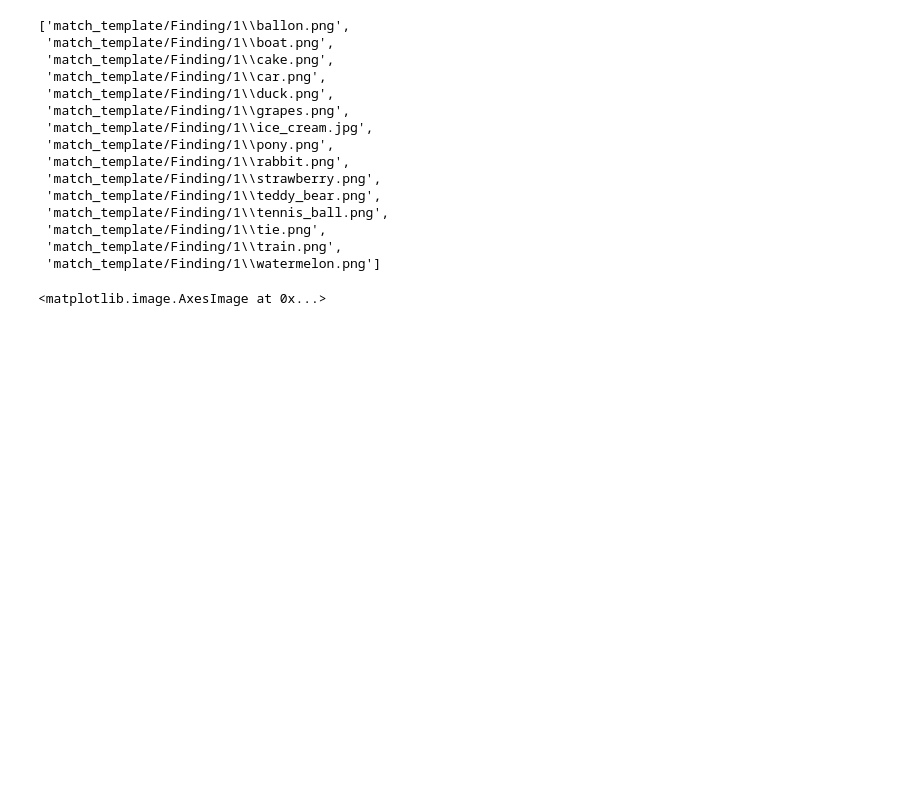
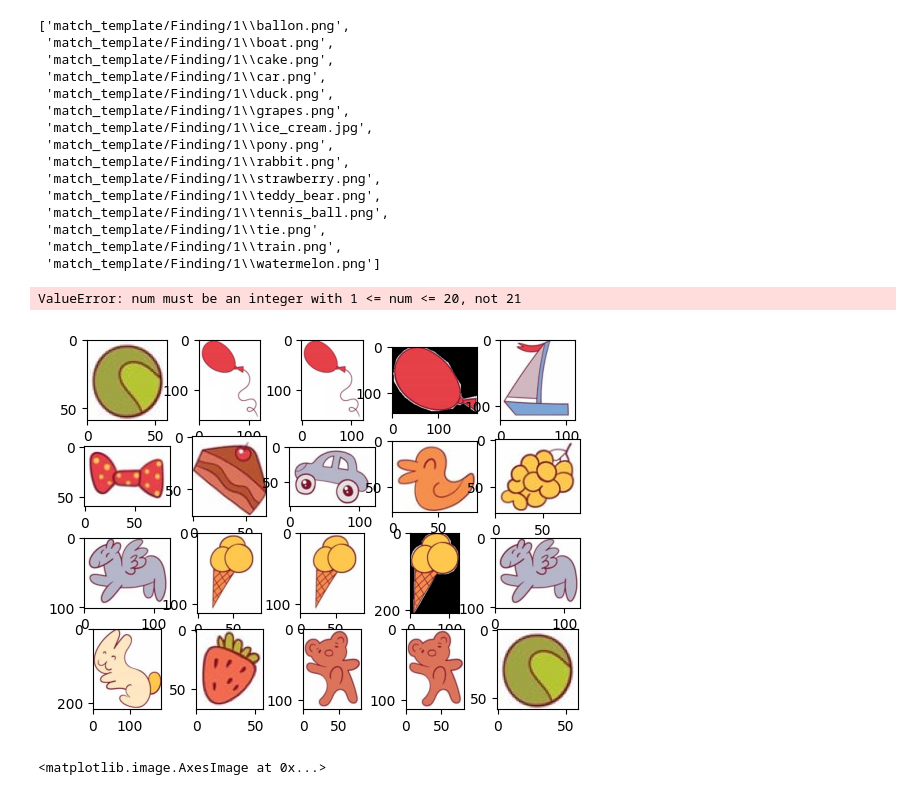
Before and after one commit to hawkin-dono/Template_Matching, a Jupyter notebook: finding1.ipynb, the cells around one changed output. Saved outputs shown, nothing was run; the diff lists cells and outputs as text; code cells hidden in the pictures; blank space fills up the shorter version.

```diff
--- a/finding1.ipynb
+++ b/finding1.ipynb
@@ -29,6 +29,23 @@ object_list
  'match_template/Finding/1\\tie.png',
  'match_template/Finding/1\\train.png',
  'match_template/Finding/1\\watermelon.png']
+# %%
+def get_template(folder_path: str):
+    templates = []
+    for file in os.listdir(folder_path):
+        template = cv2.imread(os.path.join(folder_path, file))
+        templates.append(template)
+    return templates
+
+templates = get_template('match_template/Finding/1')
+for idx in range(len(templates)):
+    plt.subplot(4, 5, idx + 1)
+    img = templates[idx]
+    # print(img)
+    plt.imshow(templates[idx][:, :, ::-1])
+# %% [output]
+ValueError: num must be an integer with 1 <= num <= 20, not 21
+[figure, added]
 # %%
 output_image = image.copy()
 # %%
```
Also changed, not shown: parts of 1 cell of this notebook, 2 other files.
